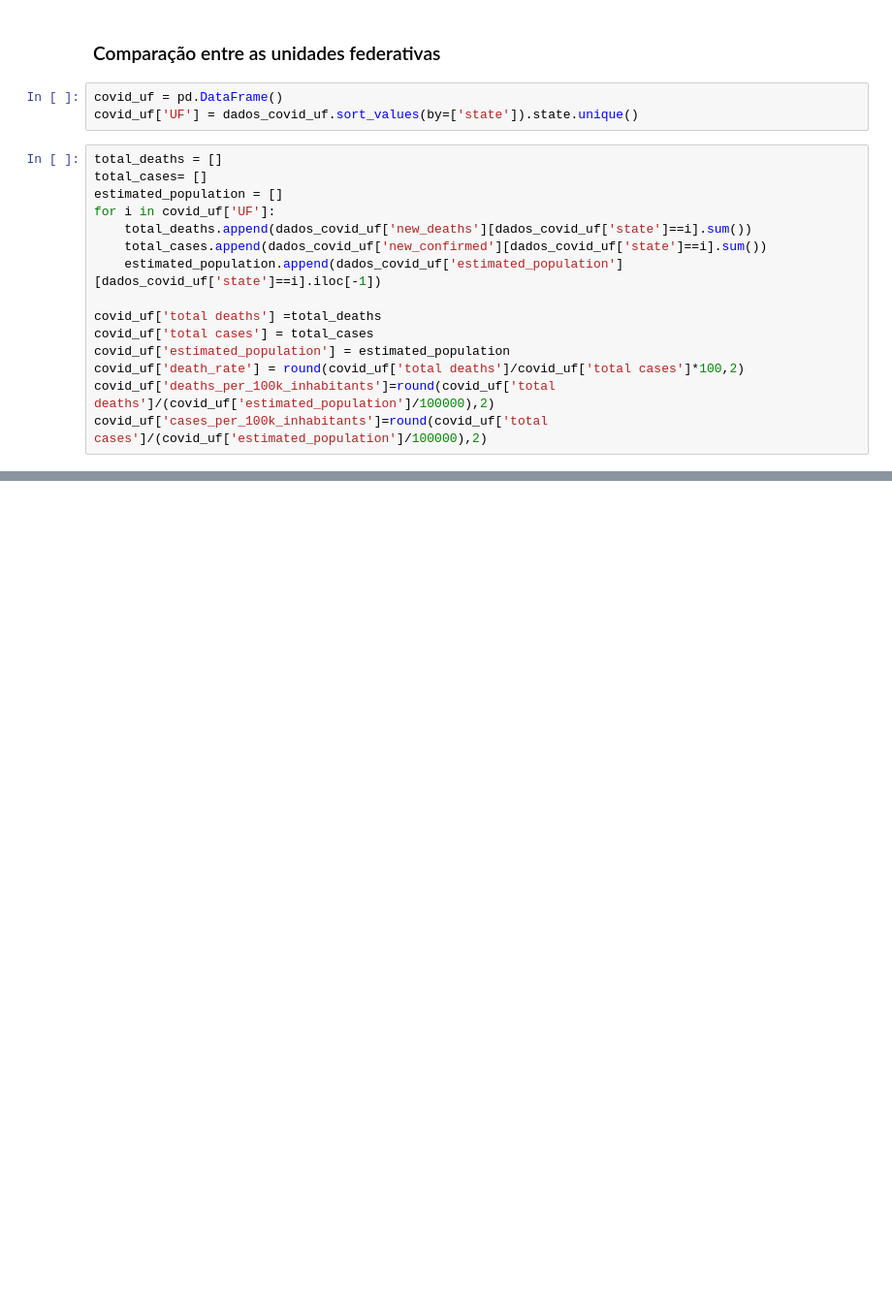
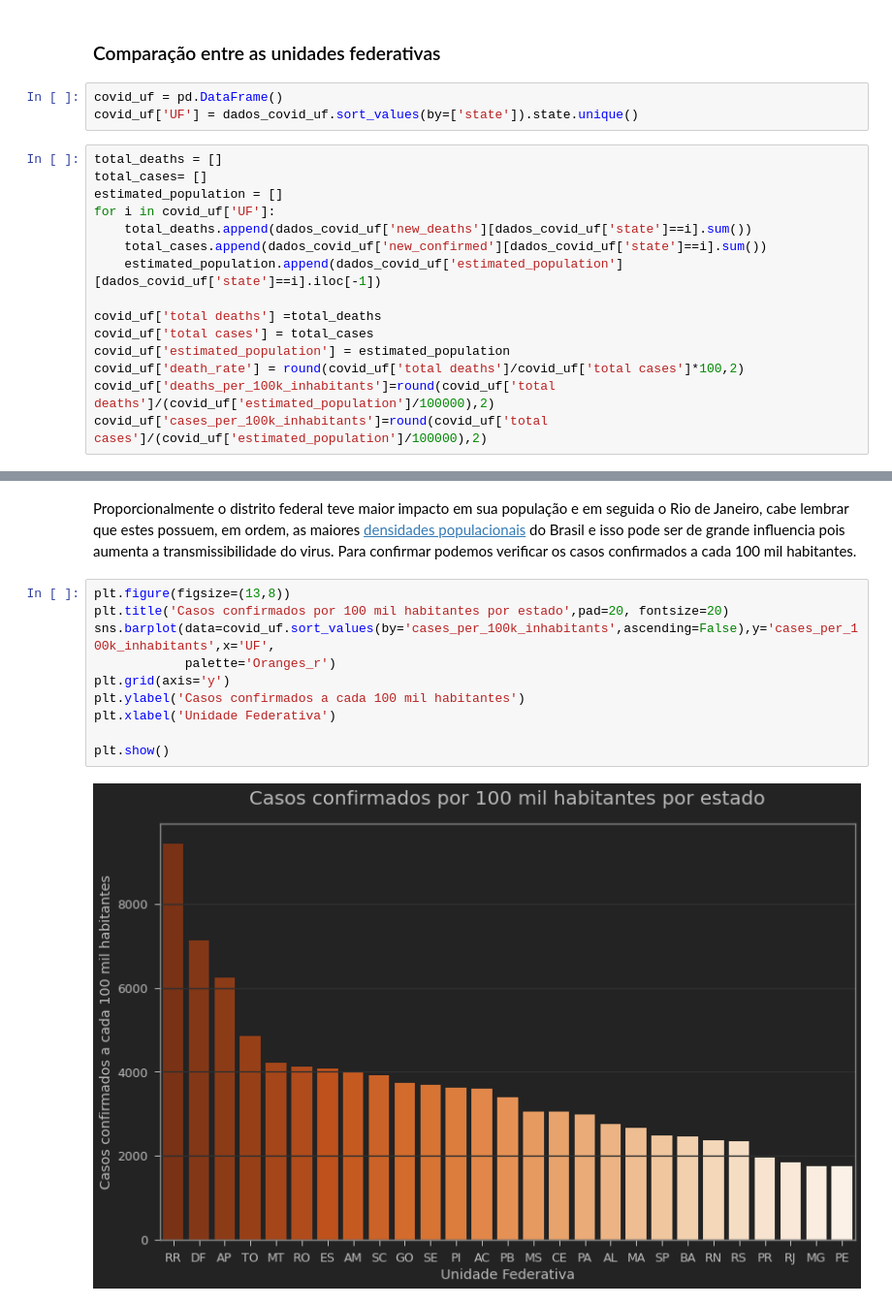
Before and after one commit to Igor-Arantes/Bootcamp-Data-Science-Aplicada, a Jupyter notebook: Igor_Arantes_Desafio_01.ipynb, the cells around one changed output, grey strips where cells are left out. Shown at 97% size. Cells and saved outputs as stored; diff of their text form; blank space fills up the shorter version.

```diff
--- a/Igor_Arantes_Desafio_01.ipynb
+++ b/Igor_Arantes_Desafio_01.ipynb
@@ -313,0 +361,14 @@ plt.show()
+# %% [markdown]
+Proporcionalmente o distrito federal teve maior impacto em sua população e em seguida o Rio de Janeiro, cabe lembrar que estes possuem, em ordem, as maiores [densidades populacionais](ftp://ftp.ibge.gov.br/Censos/Censo_Demografico_2010/Sinopse/Brasil/sinopse_brasil_tab_1_4.zip) do Brasil e isso pode ser de grande influencia pois aumenta a transmissibilidade do virus. Para confirmar podemos verificar os casos confirmados a cada 100 mil habitantes.
+# %%
+plt.figure(figsize=(13,8))
+plt.title('Casos confirmados por 100 mil habitantes por estado',pad=20, fontsize=20)
+sns.barplot(data=covid_uf.sort_values(by='cases_per_100k_inhabitants',ascending=False),y='cases_per_100k_inhabitants',x='UF',
+            palette='Oranges_r')
+plt.grid(axis='y')
+plt.ylabel('Casos confirmados a cada 100 mil habitantes')
+plt.xlabel('Unidade Federativa')
+
+plt.show()
+# %% [output]
+[figure, added]
```
Also changed, not shown: parts of 35 cells of this notebook.
